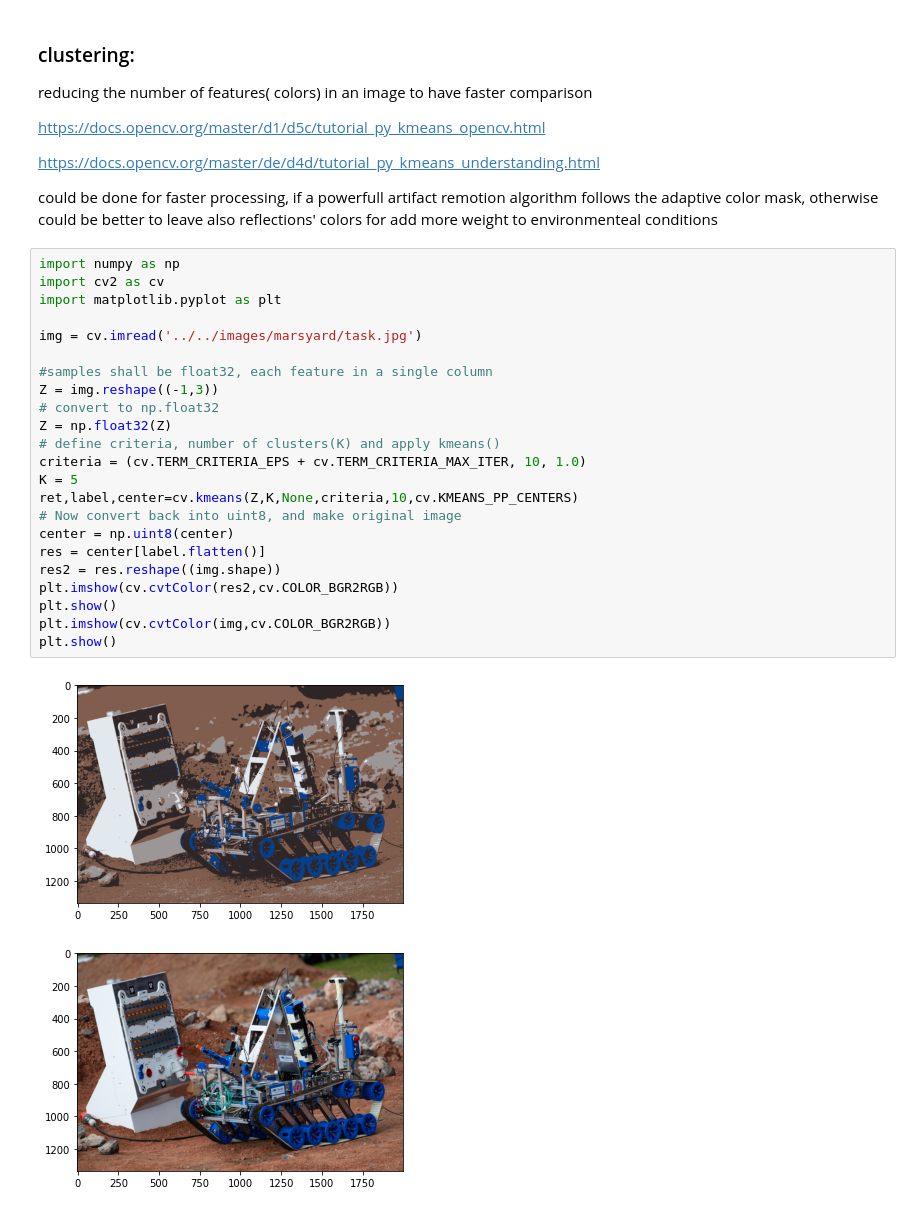
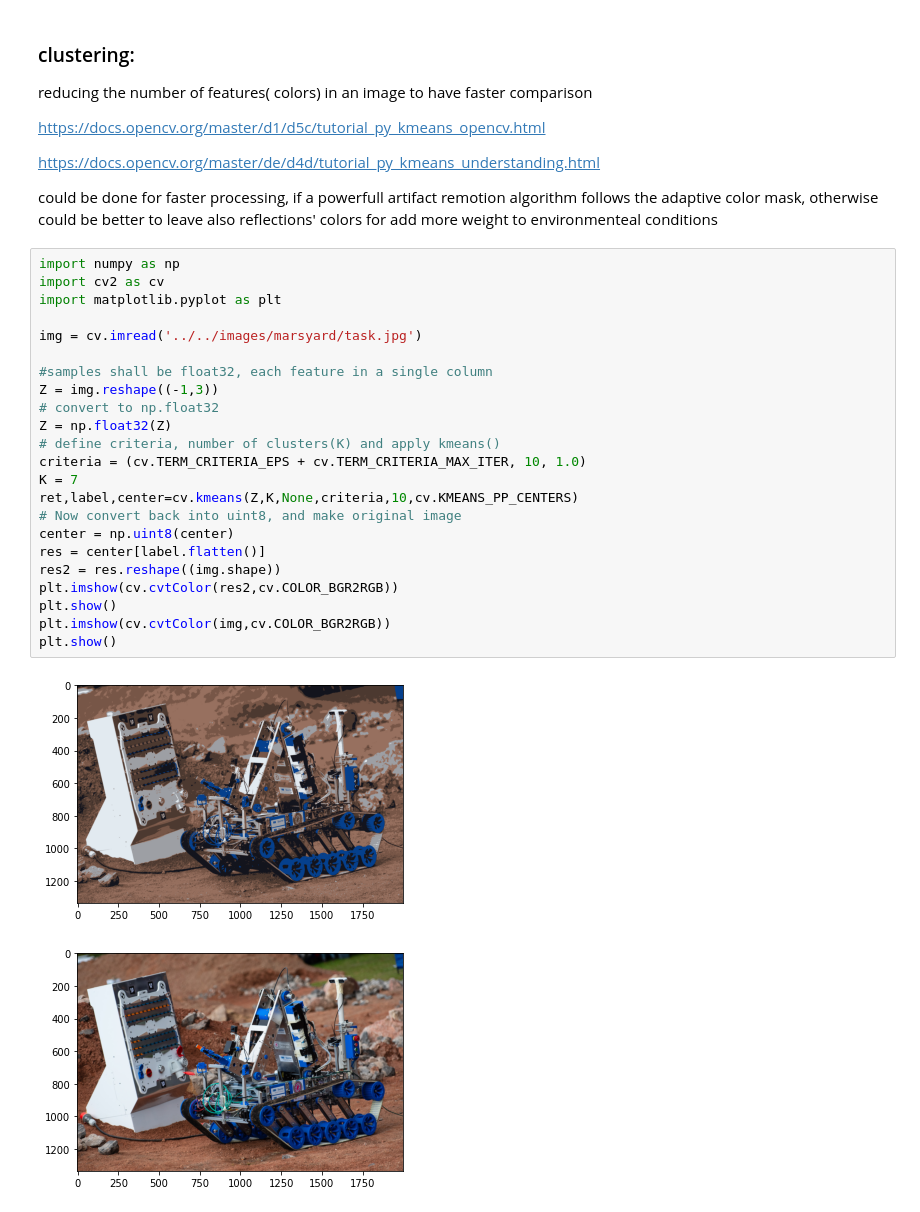
Before and after one commit to Cangio/CV-Alma-X, a Jupyter notebook: 1-box/background-remotion/color_filtering.ipynb, the cells around one changed output. Cells and saved outputs as stored; diff of their text form.

```diff
--- a/1-box/background-remotion/color_filtering.ipynb
+++ b/1-box/background-remotion/color_filtering.ipynb
@@ -169,26 +169,26 @@ could be done for faster processing, if a powerfull artifact remotion algorithm
 # %%
 import numpy as np
 import cv2 as cv
 import matplotlib.pyplot as plt
 
 img = cv.imread('../../images/marsyard/task.jpg')
 
 #samples shall be float32, each feature in a single column
 Z = img.reshape((-1,3))
 # convert to np.float32
 Z = np.float32(Z)
 # define criteria, number of clusters(K) and apply kmeans()
 criteria = (cv.TERM_CRITERIA_EPS + cv.TERM_CRITERIA_MAX_ITER, 10, 1.0)
-K = 5
+K = 7
 ret,label,center=cv.kmeans(Z,K,None,criteria,10,cv.KMEANS_PP_CENTERS)
 # Now convert back into uint8, and make original image
 center = np.uint8(center)
 res = center[label.flatten()]
 res2 = res.reshape((img.shape))
 plt.imshow(cv.cvtColor(res2,cv.COLOR_BGR2RGB))
 plt.show()
 plt.imshow(cv.cvtColor(img,cv.COLOR_BGR2RGB))
 plt.show()
 # %% [output]
-[figure, old version]
+[figure, new version]
 [figure]
```
